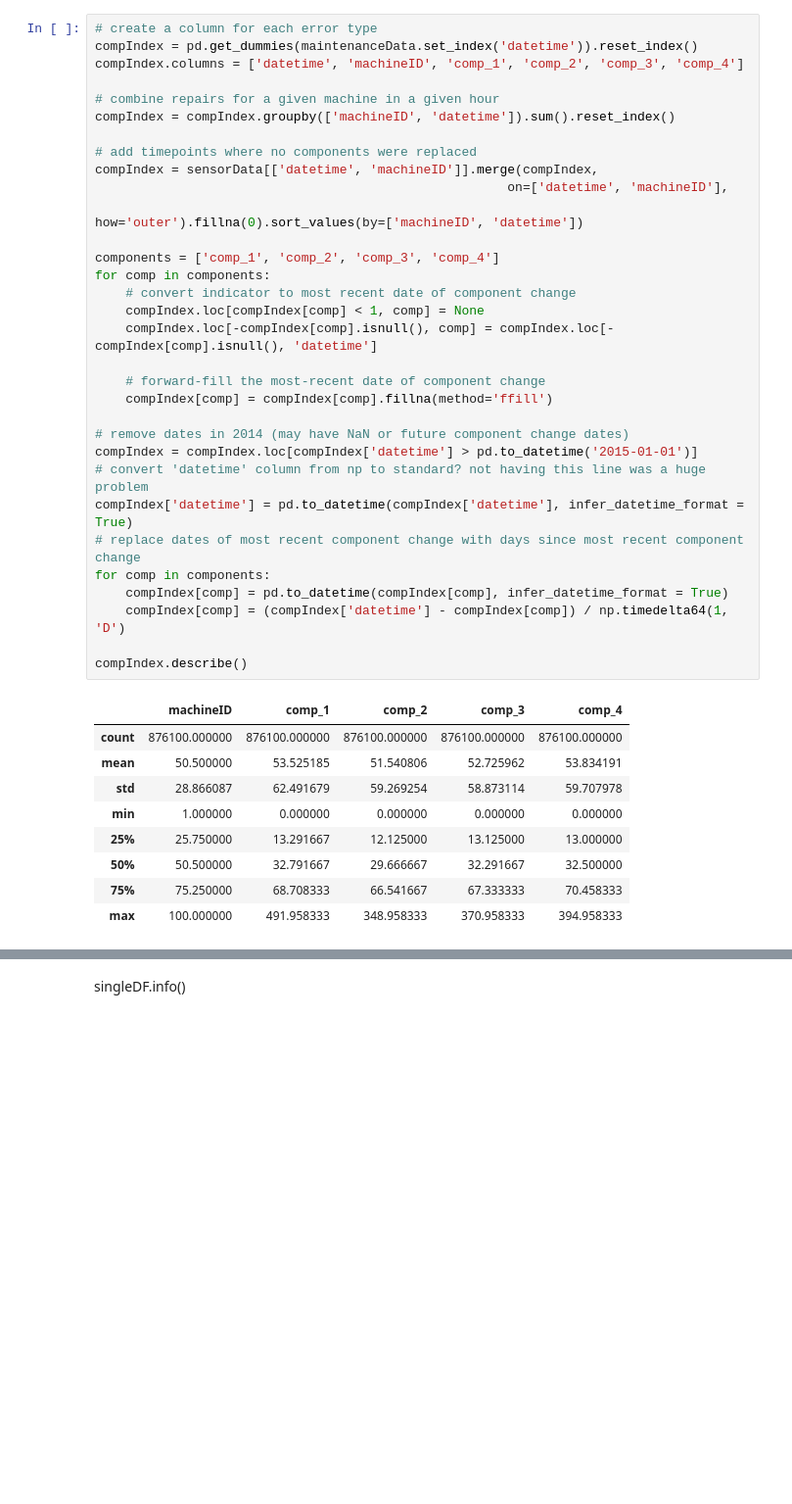
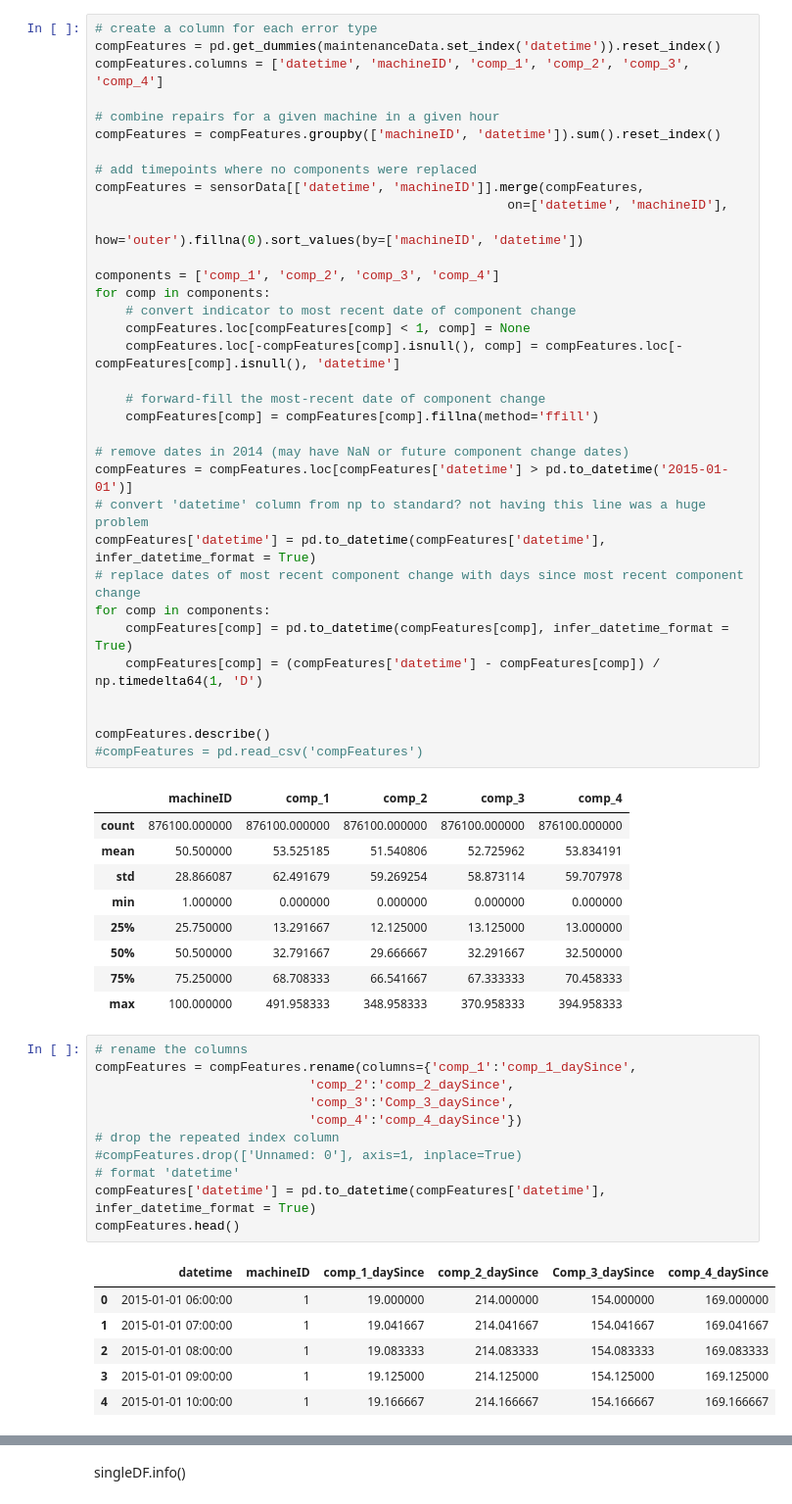
Before and after one commit to 55thSwiss/Kaggle, a Jupyter notebook: MPred/MPred_v2.ipynb, the cells around one changed output, grey strips where cells are left out. Shown: that part at 98% size. Saved outputs shown, nothing was run; the diff lists cells and outputs as text; blank space fills up the shorter version.

```diff
--- a/MPred/MPred_v2.ipynb
+++ b/MPred/MPred_v2.ipynb
@@ -602,36 +602,38 @@ errorIndex.describe()
 The maintenance data set in this problem should possess critical informaiton towards predicting component failures. You could dervice a lot of different information from this dataset, such as the quanity of replacements made for any give part over a period of time. Considering we're trying to predict a future failure though, a feature that tracked how long it's been since maintenance was last performed on that component would likely be more valuable.
 # %%
 # create a column for each error type
-compIndex = pd.get_dummies(maintenanceData.set_index('datetime')).reset_index()
-compIndex.columns = ['datetime', 'machineID', 'comp_1', 'comp_2', 'comp_3', 'comp_4']
+compFeatures = pd.get_dummies(maintenanceData.set_index('datetime')).reset_index()
+compFeatures.columns = ['datetime', 'machineID', 'comp_1', 'comp_2', 'comp_3', 'comp_4']
 
 # combine repairs for a given machine in a given hour
-compIndex = compIndex.groupby(['machineID', 'datetime']).sum().reset_index()
+compFeatures = compFeatures.groupby(['machineID', 'datetime']).sum().reset_index()
 
 # add timepoints where no components were replaced
-compIndex = sensorData[['datetime', 'machineID']].merge(compIndex,
+compFeatures = sensorData[['datetime', 'machineID']].merge(compFeatures,
                                                       on=['datetime', 'machineID'],
                                                       how='outer').fillna(0).sort_values(by=['machineID', 'datetime'])
 
 components = ['comp_1', 'comp_2', 'comp_3', 'comp_4']
 for comp in components:
     # convert indicator to most recent date of component change
-    compIndex.loc[compIndex[comp] < 1, comp] = None
-    compIndex.loc[-compIndex[comp].isnull(), comp] = compIndex.loc[-compIndex[comp].isnull(), 'datetime']
+    compFeatures.loc[compFeatures[comp] < 1, comp] = None
+    compFeatures.loc[-compFeatures[comp].isnull(), comp] = compFeatures.loc[-compFeatures[comp].isnull(), 'datetime']
 
     # forward-fill the most-recent date of component change
-    compIndex[comp] = compIndex[comp].fillna(method='ffill')
+    compFeatures[comp] = compFeatures[comp].fillna(method='ffill')
 
 # remove dates in 2014 (may have NaN or future component change dates)
-compIndex = compIndex.loc[compIndex['datetime'] > pd.to_datetime('2015-01-01')]
+compFeatures = compFeatures.loc[compFeatures['datetime'] > pd.to_datetime('2015-01-01')]
 # convert 'datetime' column from np to standard? not having this line was a huge problem
-compIndex['datetime'] = pd.to_datetime(compIndex['datetime'], infer_datetime_format = True)
+compFeatures['datetime'] = pd.to_datetime(compFeatures['datetime'], infer_datetime_format = True)
 # replace dates of most recent component change with days since most recent component change
 for comp in components:
-    compIndex[comp] = pd.to_datetime(compIndex[comp], infer_datetime_format = True)
-    compIndex[comp] = (compIndex['datetime'] - compIndex[comp]) / np.timedelta64(1, 'D')
+    compFeatures[comp] = pd.to_datetime(compFeatures[comp], infer_datetime_format = True)
+    compFeatures[comp] = (compFeatures['datetime'] - compFeatures[comp]) / np.timedelta64(1, 'D')
 
-compIndex.describe()
+
+compFeatures.describe()
+#compFeatures = pd.read_csv('compFeatures')
 # %% [output]
 |  | machineID | comp_1 | comp_2 | comp_3 | comp_4 |
 | count | 876100.000000 | 876100.000000 | 876100.000000 | 876100.000000 | 876100.000000 |
@@ -642,3 +644,21 @@ compIndex.describe()
 | 50% | 50.500000 | 32.791667 | 29.666667 | 32.291667 | 32.500000 |
 | 75% | 75.250000 | 68.708333 | 66.541667 | 67.333333 | 70.458333 |
 | max | 100.000000 | 491.958333 | 348.958333 | 370.958333 | 394.958333 |
+# %%
+# rename the columns
+compFeatures = compFeatures.rename(columns={'comp_1':'comp_1_daySince',
+                            'comp_2':'comp_2_daySince',
+                            'comp_3':'Comp_3_daySince',
+                            'comp_4':'comp_4_daySince'})
+# drop the repeated index column
+#compFeatures.drop(['Unnamed: 0'], axis=1, inplace=True)
+# format 'datetime'
+compFeatures['datetime'] = pd.to_datetime(compFeatures['datetime'], infer_datetime_format = True)
+compFeatures.head()
+# %% [output]
+|  | datetime | machineID | comp_1_daySince | comp_2_daySince | Comp_3_daySince | comp_4_daySince |
+| 0 | 2015-01-01 06:00:00 | 1 | 19.000000 | 214.000000 | 154.000000 | 169.000000 |
+| 1 | 2015-01-01 07:00:00 | 1 | 19.041667 | 214.041667 | 154.041667 | 169.041667 |
+| 2 | 2015-01-01 08:00:00 | 1 | 19.083333 | 214.083333 | 154.083333 | 169.083333 |
+| 3 | 2015-01-01 09:00:00 | 1 | 19.125000 | 214.125000 | 154.125000 | 169.125000 |
+| 4 | 2015-01-01 10:00:00 | 1 | 19.166667 | 214.166667 | 154.166667 | 169.166667 |
```
Also changed, not shown: parts of 24 cells of this notebook.
